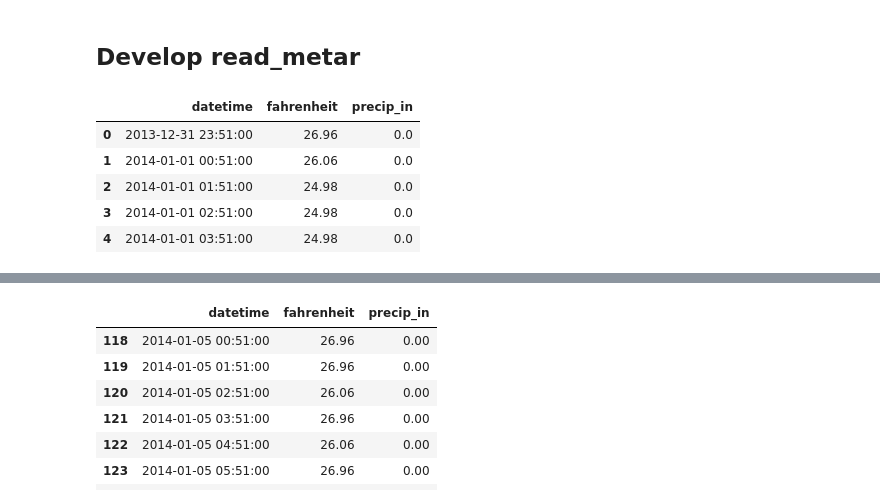
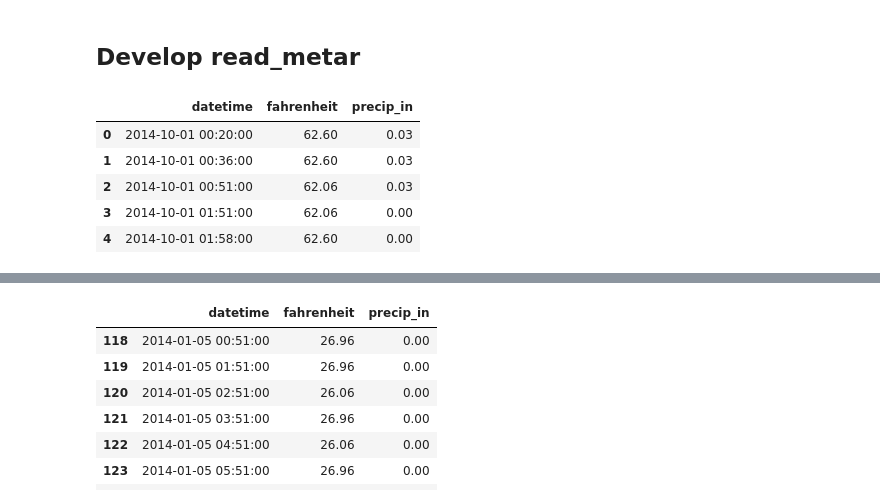
Before and after one commit to atkm/taxi-demand-prediction, a Jupyter notebook: Demand Prediction.ipynb, the cells around one changed output, grey strips where cells are left out. Saved outputs shown, nothing was run; the diff lists cells and outputs as text; code cells hidden in the pictures.

```diff
--- a/Demand Prediction.ipynb
+++ b/Demand Prediction.ipynb
@@ -26,7 +32,3 @@ def counts_by_grid_cell(df):
     df = datautils.add_grid_cols(df)
     count = df.groupby(['grid_x', 'grid_y']).size()
     return count
-# %%
-rides = datautils.read_rides('data/yellow_tripdata_2014-01_small.csv')
-metar = datautils.read_metar('data/metar_data/lga_2014-01.csv')
-X, y = datautils.prep_for_ml(rides, metar)
@@ -34,0 +55,9 @@ Warning: read_metar is not fully developed. Some records may be improperly dropp
+# %%
+%%time
+
+months_2016 = [(2016, k) for k in range(1,7)]
+months_2015 = [(2015, k) for k in range(1,13)]
+months_2014 = [(2014, k) for k in range(1,13)]
+ym_tuples = months_2014 + months_2015 + months_2016
+
+X, y = prep_for_ml(ym_tuples, 'small')
@@ -34,0 +99,18 @@ Warning: read_metar is not fully developed. Some records may be improperly dropp
+# %%
+
+
+X = np.empty((0,6))
+y = np.empty(0)
+
+for year, month in ym_tuples:
+    print(year,month)
+    with datautils.get_rides_data(year,month,'tiny') as f:
+        rides = datautils.read_rides(f)
+    with datautils.get_metar_data(year,month) as f:
+        metar = datautils.read_metar(f)
+    X0, y0 = datautils.prep_for_ml(rides, metar)
+    col_names = X0.columns
+    X = np.concatenate([X, X0])
+    y = np.concatenate([y, y0])
+
+print(col_names)
@@ -34,0 +148,8 @@ Warning: read_metar is not fully developed. Some records may be improperly dropp
+# %%
+year=2014
+month=10
+with datautils.get_rides_data(year,month,'tiny') as f:
+    rides = datautils.read_rides(f)
+with datautils.get_metar_data(year,month) as f:
+    metar = datautils.read_metar(f)
+X, y = datautils.prep_for_ml(rides, metar)
@@ -151,15 +279,17 @@ dfdf[dfdf['true'] > 20]
 # %% [markdown]
 ## Develop read_metar
 # %%
+year=2014
+month=10
 usecols = ['valid', 'tmpf', ' p01i']
-metar = pd.read_csv('data/metar_data/lga_2014-01.csv', usecols=usecols)
+metar = pd.read_csv(datautils.get_metar_data(year,month), usecols=usecols)
 metar.columns = ['datetime', 'fahrenheit', 'precip_in']
 metar['datetime'] = pd.to_datetime(metar['datetime'])
 metar.head() # the last record
 # %% [output]
 |  | datetime | fahrenheit | precip_in |
-| 0 | 2013-12-31 23:51:00 | 26.96 | 0.0 |
-| 1 | 2014-01-01 00:51:00 | 26.06 | 0.0 |
-| 2 | 2014-01-01 01:51:00 | 24.98 | 0.0 |
-| 3 | 2014-01-01 02:51:00 | 24.98 | 0.0 |
-| 4 | 2014-01-01 03:51:00 | 24.98 | 0.0 |
+| 0 | 2014-10-01 00:20:00 | 62.60 | 0.03 |
+| 1 | 2014-10-01 00:36:00 | 62.60 | 0.03 |
+| 2 | 2014-10-01 00:51:00 | 62.06 | 0.03 |
+| 3 | 2014-10-01 01:51:00 | 62.06 | 0.00 |
+| 4 | 2014-10-01 01:58:00 | 62.60 | 0.00 |
```
Also changed, not shown: parts of 21 cells of this notebook, 2 other files.
